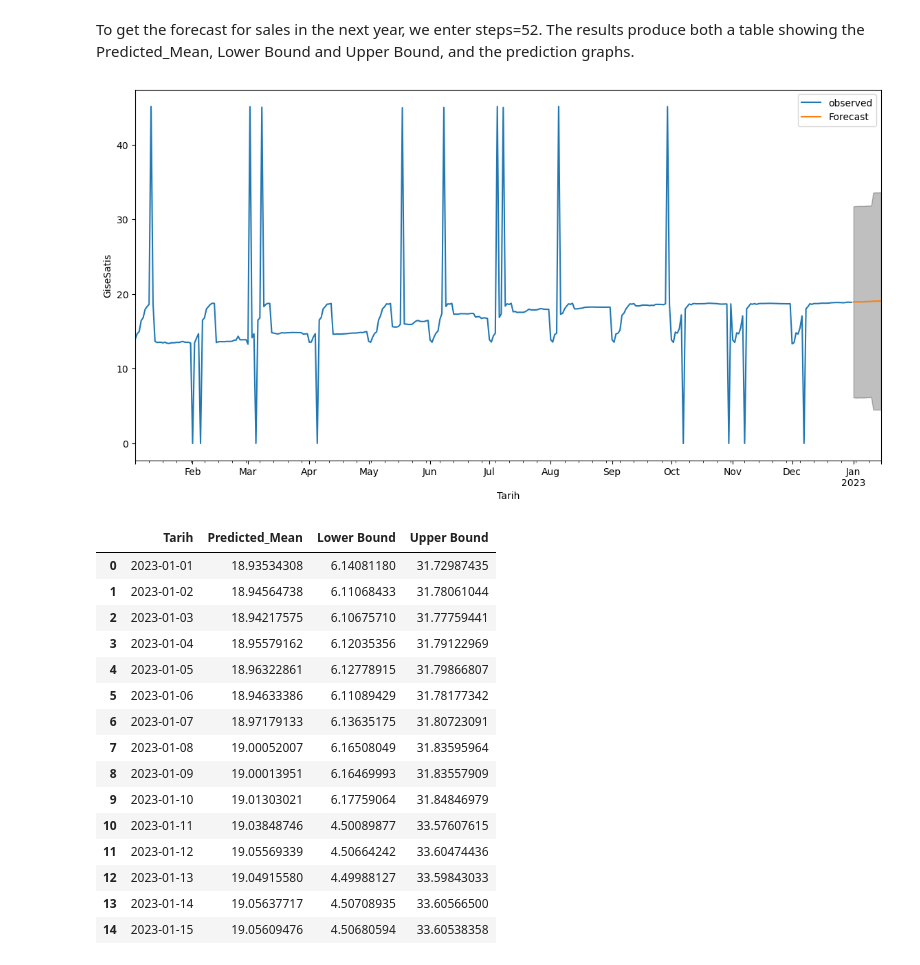
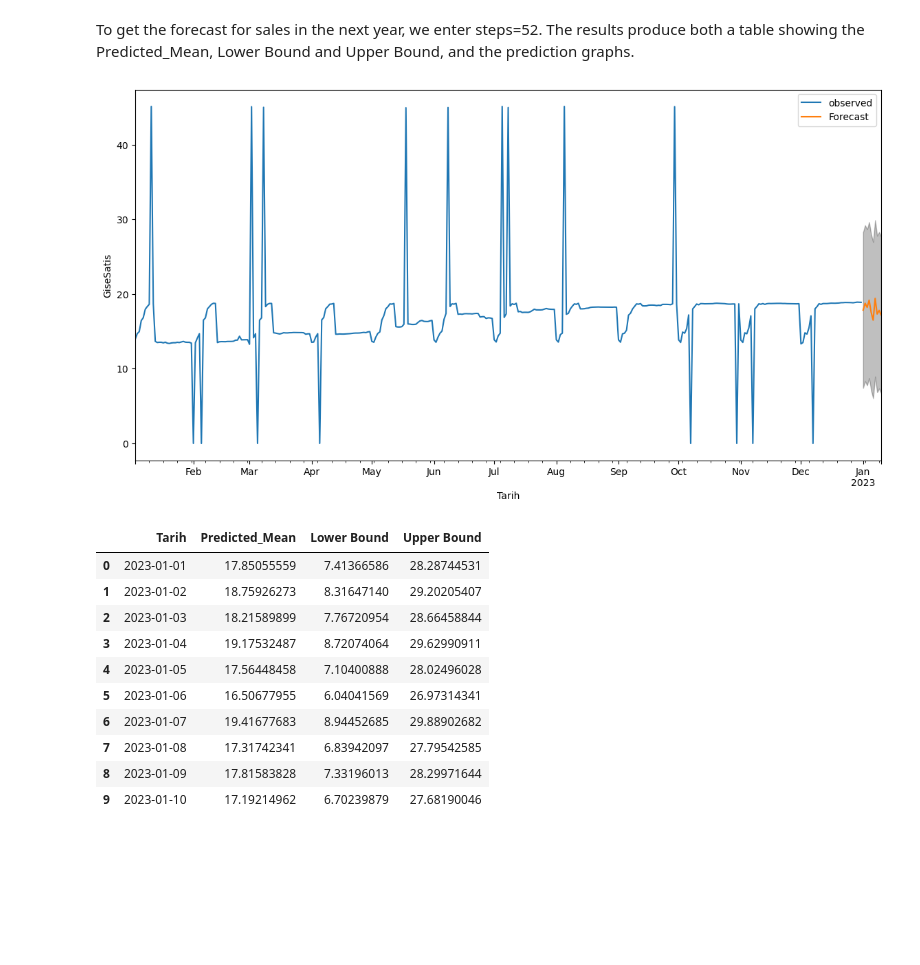
Before and after one commit to MevlutYildiz77/MyOwnProjects, a Jupyter notebook: CurrencyForecasting/Usdforecasting.ipynb, the cells around one changed output. Cells and saved outputs as stored; diff of their text form; code cells hidden in the pictures; blank space fills up the shorter version.

```diff
--- a/CurrencyForecasting/Usdforecasting.ipynb
+++ b/CurrencyForecasting/Usdforecasting.ipynb
@@ -264,7 +297,7 @@ def sarima_eva(y,order,seasonal_order,seasonal_period,pred_date,y_to_test):
 
     return (results)
 # %%
-model = sarima_eva(y,(1, 1, 1),(1, 1, 0, 10),10,'2022-11-01',y_to_val)
+model = sarima_eva(y,(0, 1, 1),(1, 1, 1, 10),10,'2022-11-01',y_to_val)
 # %% [output]
 ==============================================================================
                  coef    std err          z      P>|z|      [0.025      0.975]
@@ -324,23 +357,18 @@ def forecast(model,predict_steps,y):
 
     return (final_table)
 # %%
-final_table = forecast(model,15,y)
+final_table = forecast(model,10,y)
 final_table.head(15)
 # %% [output]
-[figure, old version]
+[figure, new version]
 |  | Tarih | Predicted_Mean | Lower Bound | Upper Bound |
-| 0 | 2023-01-01 | 18.93534308 | 6.14081180 | 31.72987435 |
-| 1 | 2023-01-02 | 18.94564738 | 6.11068433 | 31.78061044 |
-| 2 | 2023-01-03 | 18.94217575 | 6.10675710 | 31.77759441 |
-| 3 | 2023-01-04 | 18.95579162 | 6.12035356 | 31.79122969 |
-| 4 | 2023-01-05 | 18.96322861 | 6.12778915 | 31.79866807 |
-| 5 | 2023-01-06 | 18.94633386 | 6.11089429 | 31.78177342 |
-| 6 | 2023-01-07 | 18.97179133 | 6.13635175 | 31.80723091 |
-| 7 | 2023-01-08 | 19.00052007 | 6.16508049 | 31.83595964 |
-| 8 | 2023-01-09 | 19.00013951 | 6.16469993 | 31.83557909 |
-| 9 | 2023-01-10 | 19.01303021 | 6.17759064 | 31.84846979 |
-| 10 | 2023-01-11 | 19.03848746 | 4.50089877 | 33.57607615 |
-| 11 | 2023-01-12 | 19.05569339 | 4.50664242 | 33.60474436 |
-| 12 | 2023-01-13 | 19.04915580 | 4.49988127 | 33.59843033 |
-| 13 | 2023-01-14 | 19.05637717 | 4.50708935 | 33.60566500 |
-| 14 | 2023-01-15 | 19.05609476 | 4.50680594 | 33.60538358 |
+| 0 | 2023-01-01 | 17.85055559 | 7.41366586 | 28.28744531 |
+| 1 | 2023-01-02 | 18.75926273 | 8.31647140 | 29.20205407 |
+| 2 | 2023-01-03 | 18.21589899 | 7.76720954 | 28.66458844 |
+| 3 | 2023-01-04 | 19.17532487 | 8.72074064 | 29.62990911 |
+| 4 | 2023-01-05 | 17.56448458 | 7.10400888 | 28.02496028 |
+| 5 | 2023-01-06 | 16.50677955 | 6.04041569 | 26.97314341 |
+| 6 | 2023-01-07 | 19.41677683 | 8.94452685 | 29.88902682 |
+| 7 | 2023-01-08 | 17.31742341 | 6.83942097 | 27.79542585 |
+| 8 | 2023-01-09 | 17.81583828 | 7.33196013 | 28.29971644 |
+| 9 | 2023-01-10 | 17.19214962 | 6.70239879 | 27.68190046 |
```
Also changed, not shown: parts of 3 cells of this notebook.
